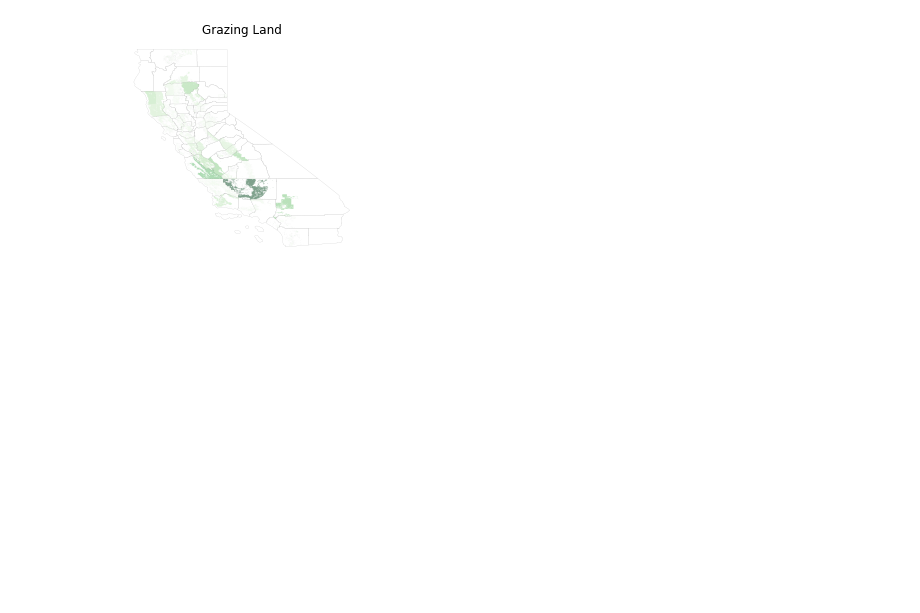
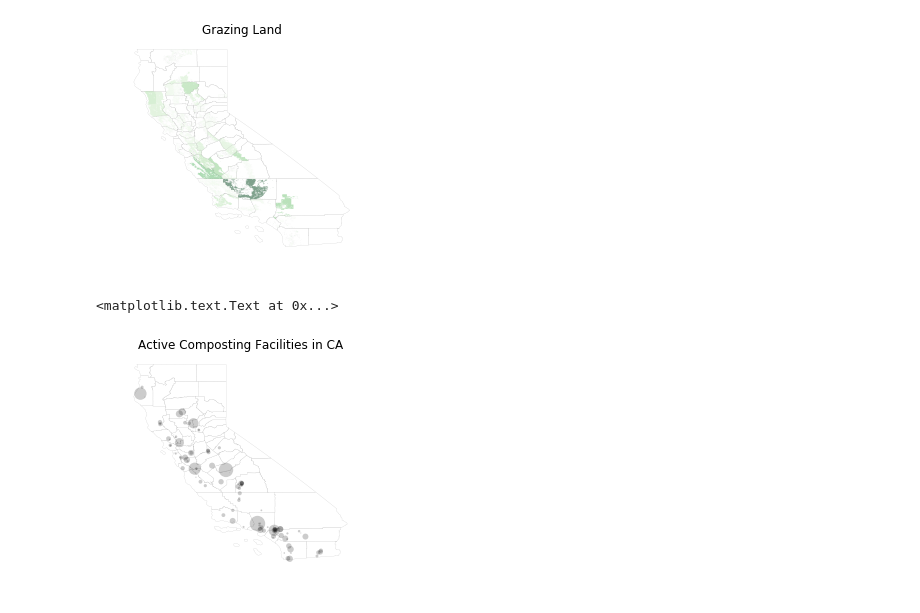
Before and after one commit to anayahall/compopt, a Jupyter notebook: scripts/old/test_plots.ipynb, the cells around one changed output. Cells and saved outputs as stored; diff of their text form; code cells hidden in the pictures; blank space fills up the shorter version.

```diff
--- a/scripts/old/test_plots.ipynb
+++ b/scripts/old/test_plots.ipynb
@@ -35,3 +35,5 @@ ej = gpd.read_file(opj(DATA_DIR, "calenviroscreen/CESJune2018Update_SHP/CES3June
 rangelands = gpd.read_file(opj(DATA_DIR, "raw/CA_FMMP_G/gl_bycounty/grazingland_county.shp"))
 # rangelands = gpd.read_file(opj(DATA_DIR, "raw/CA_FMMP_G/grazingland_dis/CA_grazingland.shp"))
 rangelands = rangelands.to_crs(epsg=4326)
+
+swis =  gpd.read_file(opj(DATA_DIR, "clean/clean_swis.shp"))
@@ -58,0 +52,10 @@ plt.show()
+# %%
+f, ax = plt.subplots()
+CA.plot(ax = ax, color = "white", figsize = (10,10), linewidth=0.1, edgecolor = "grey")
+swis.plot(ax = ax, markersize = swis.cap_m3/3000, marker = 'o', color = 'black', alpha=.4, linewidth=0)
+ax.axis('off')
+ax.set_title('Active Composting Facilities in CA', fontdict={'fontsize': '12', 'fontweight' : '3'})
+# plt.savefig("maps/FacilitiesbyCapacity.png", dpi=300)
+# %% [output]
+<matplotlib.text.Text at 0x...>
+[figure, added]
```
Also changed, not shown: parts of 3 cells of this notebook, 5 other files.
